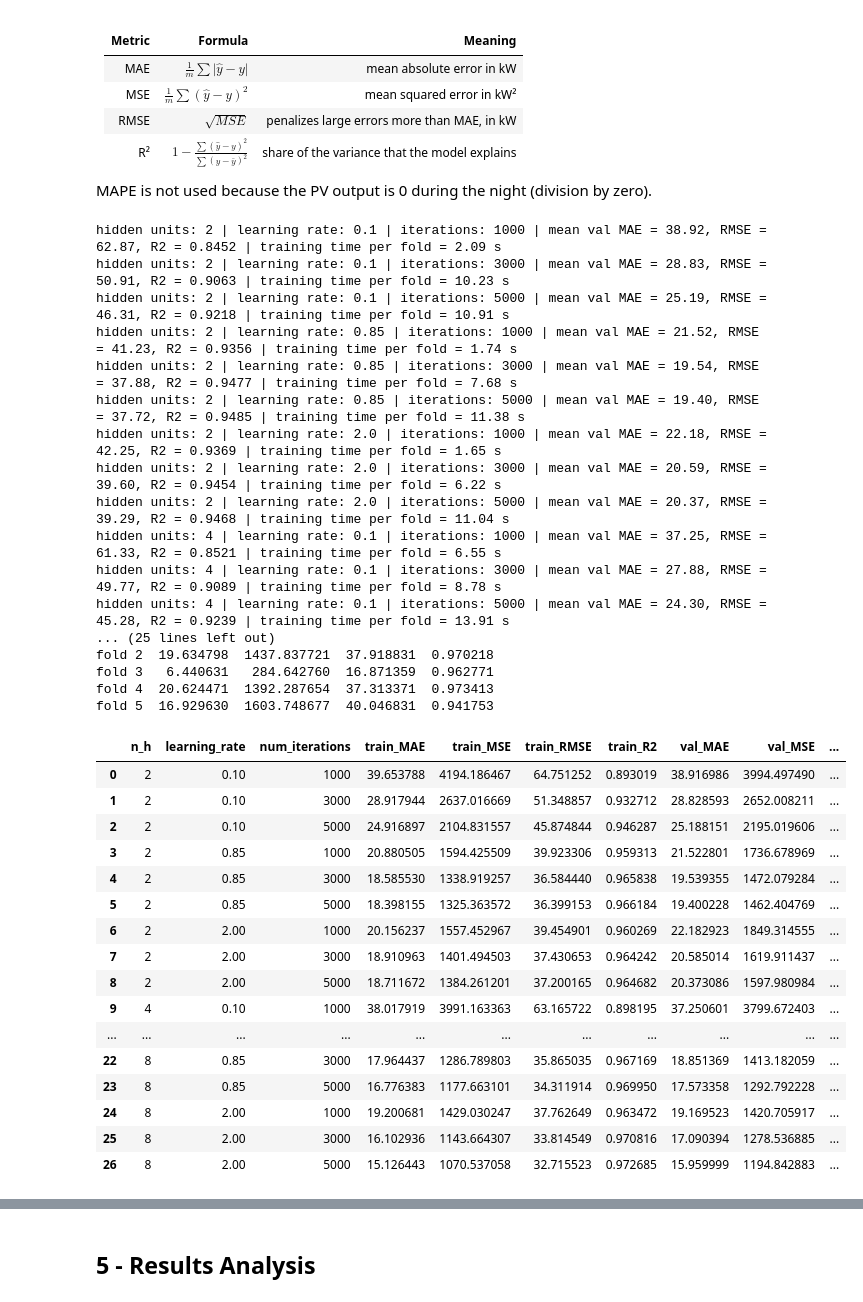
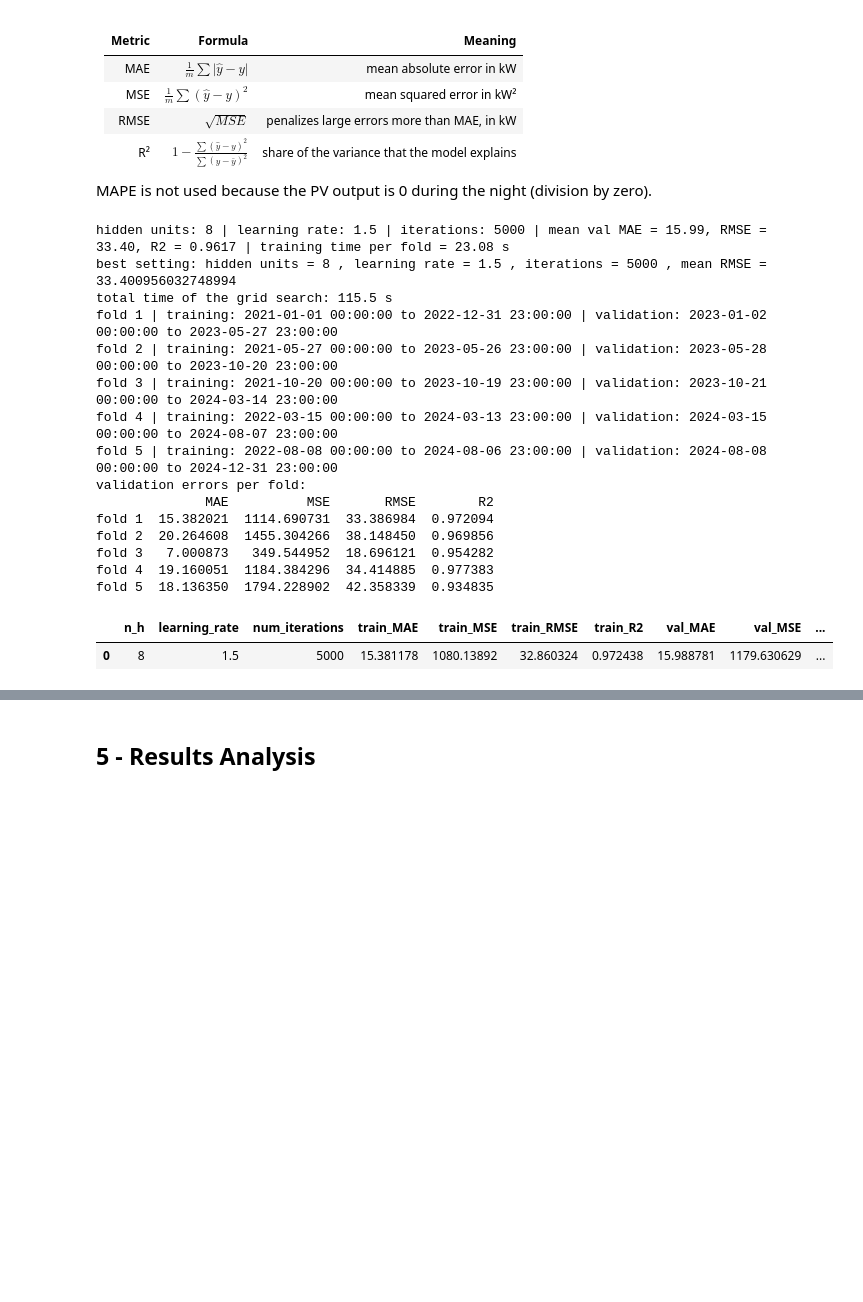
Before and after one commit to Natha-tc/MJ2507-AI-Project---Solar, a Jupyter notebook: 02_ShallowNN.ipynb, the cells around one changed output, grey strips where cells are left out. Drawn from its saved outputs; the diff is of its cells as text; code cells hidden in the pictures; blank space fills up the shorter version.

```diff
--- a/02_ShallowNN.ipynb
+++ b/02_ShallowNN.ipynb
@@ -430,9 +430,9 @@ def cross_validate(n_h, num_iterations, learning_rate):
 
 
 # hyperparameter selection with the cross-validation
-n_h_list = [2, 4, 8]          # hidden units
-learning_rates = [0.1, 0.85, 2.0]
-iterations_list = [1000, 3000, 5000]
+n_h_list = [8]          # hidden units
+learning_rates = [1.5]
+iterations_list = [5000]
 
 cv_results = []
 best_rmse = np.inf
@@ -454,66 +454,49 @@ for n_h in n_h_list:
 
             print("hidden units:", n_h, "| learning rate:", learning_rate, "| iterations:", num_iterations,
                   "| mean val MAE = %.2f, RMSE = %.2f, R2 = %.4f" % (row["val_MAE"], row["val_RMSE"], row["val_R2"]),
                   "| training time per fold = %.2f s" % row["train_time_per_fold_s"])
 
             if row["val_RMSE"] < best_rmse:         # the mean validation RMSE decides
                 best_rmse = row["val_RMSE"]
                 best_n_h = n_h
                 best_learning_rate = learning_rate
                 best_num_iterations = num_iterations
                 best = row
                 best_val_scores = val_scores
 
 toc_cv = perf_counter()
 cv_results = pd.DataFrame(cv_results)
 
 print("best setting: hidden units =", best_n_h, ", learning rate =", best_learning_rate, ", iterations =", best_num_iterations, ", mean RMSE =", best_rmse)
 print("total time of the grid search: %.1f s" % (toc_cv - tic_cv))
 
 # periods and validation errors per fold for the best setting
 for fold, (train_idx, val_idx) in enumerate(tscv.split(train_set_x_orig)):
     print("fold", fold + 1, "| training:", time[train_idx[0]], "to", time[train_idx[-1]], "| validation:", time[val_idx[0]], "to", time[val_idx[-1]])
 
 best_val_scores.index = ["fold %d" % (k + 1) for k in range(n_splits)]
 print("validation errors per fold:")
 print(best_val_scores)
 
 cv_results
 # %% [output]
-hidden units: 2 | learning rate: 0.1 | iterations: 1000 | mean val MAE = 38.92, RMSE = 62.87, R2 = 0.8452 | training time per fold = 2.09 s
-hidden units: 2 | learning rate: 0.1 | iterations: 3000 | mean val MAE = 28.83, RMSE = 50.91, R2 = 0.9063 | training time per fold = 10.23 s
-hidden units: 2 | learning rate: 0.1 | iterations: 5000 | mean val MAE = 25.19, RMSE = 46.31, R2 = 0.9218 | training time per fold = 10.91 s
-hidden units: 2 | learning rate: 0.85 | iterations: 1000 | mean val MAE = 21.52, RMSE = 41.23, R2 = 0.9356 | training time per fold = 1.74 s
-hidden units: 2 | learning rate: 0.85 | iterations: 3000 | mean val MAE = 19.54, RMSE = 37.88, R2 = 0.9477 | training time per fold = 7.68 s
-hidden units: 2 | learning rate: 0.85 | iterations: 5000 | mean val MAE = 19.40, RMSE = 37.72, R2 = 0.9485 | training time per fold = 11.38 s
-hidden units: 2 | learning rate: 2.0 | iterations: 1000 | mean val MAE = 22.18, RMSE = 42.25, R2 = 0.9369 | training time per fold = 1.65 s
-hidden units: 2 | learning rate: 2.0 | iterations: 3000 | mean val MAE = 20.59, RMSE = 39.60, R2 = 0.9454 | training time per fold = 6.22 s
-hidden units: 2 | learning rate: 2.0 | iterations: 5000 | mean val MAE = 20.37, RMSE = 39.29, R2 = 0.9468 | training time per fold = 11.04 s
-hidden units: 4 | learning rate: 0.1 | iterations: 1000 | mean val MAE = 37.25, RMSE = 61.33, R2 = 0.8521 | training time per fold = 6.55 s
-hidden units: 4 | learning rate: 0.1 | iterations: 3000 | mean val MAE = 27.88, RMSE = 49.77, R2 = 0.9089 | training time per fold = 8.78 s
-hidden units: 4 | learning rate: 0.1 | iterations: 5000 | mean val MAE = 24.30, RMSE = 45.28, R2 = 0.9239 | training time per fold = 13.91 s
-... (25 lines left out)
-fold 2  19.634798  1437.837721  37.918831  0.970218
-fold 3   6.440631   284.642760  16.871359  0.962771
-fold 4  20.624471  1392.287654  37.313371  0.973413
-fold 5  16.929630  1603.748677  40.046831  0.941753
+hidden units: 8 | learning rate: 1.5 | iterations: 5000 | mean val MAE = 15.99, RMSE = 33.40, R2 = 0.9617 | training time per fold = 23.08 s
+best setting: hidden units = 8 , learning rate = 1.5 , iterations = 5000 , mean RMSE = 33.400956032748994
+total time of the grid search: 115.5 s
+fold 1 | training: 2021-01-01 00:00:00 to 2022-12-31 23:00:00 | validation: 2023-01-02 00:00:00 to 2023-05-27 23:00:00
+fold 2 | training: 2021-05-27 00:00:00 to 2023-05-26 23:00:00 | validation: 2023-05-28 00:00:00 to 2023-10-20 23:00:00
+fold 3 | training: 2021-10-20 00:00:00 to 2023-10-19 23:00:00 | validation: 2023-10-21 00:00:00 to 2024-03-14 23:00:00
+fold 4 | training: 2022-03-15 00:00:00 to 2024-03-13 23:00:00 | validation: 2024-03-15 00:00:00 to 2024-08-07 23:00:00
+fold 5 | training: 2022-08-08 00:00:00 to 2024-08-06 23:00:00 | validation: 2024-08-08 00:00:00 to 2024-12-31 23:00:00
+validation errors per fold:
+              MAE          MSE       RMSE        R2
+fold 1  15.382021  1114.690731  33.386984  0.972094
+fold 2  20.264608  1455.304266  38.148450  0.969856
+fold 3   7.000873   349.544952  18.696121  0.954282
+fold 4  19.160051  1184.384296  34.414885  0.977383
+fold 5  18.136350  1794.228902  42.358339  0.934835
 |  | n_h | learning_rate | num_iterations | train_MAE | train_MSE | train_RMSE | train_R2 | val_MAE | val_MSE | ... |
-| 0 | 2 | 0.10 | 1000 | 39.653788 | 4194.186467 | 64.751252 | 0.893019 | 38.916986 | 3994.497490 | ... |
-| 1 | 2 | 0.10 | 3000 | 28.917944 | 2637.016669 | 51.348857 | 0.932712 | 28.828593 | 2652.008211 | ... |
-| 2 | 2 | 0.10 | 5000 | 24.916897 | 2104.831557 | 45.874844 | 0.946287 | 25.188151 | 2195.019606 | ... |
-| 3 | 2 | 0.85 | 1000 | 20.880505 | 1594.425509 | 39.923306 | 0.959313 | 21.522801 | 1736.678969 | ... |
-| 4 | 2 | 0.85 | 3000 | 18.585530 | 1338.919257 | 36.584440 | 0.965838 | 19.539355 | 1472.079284 | ... |
-| 5 | 2 | 0.85 | 5000 | 18.398155 | 1325.363572 | 36.399153 | 0.966184 | 19.400228 | 1462.404769 | ... |
-| 6 | 2 | 2.00 | 1000 | 20.156237 | 1557.452967 | 39.454901 | 0.960269 | 22.182923 | 1849.314555 | ... |
-| 7 | 2 | 2.00 | 3000 | 18.910963 | 1401.494503 | 37.430653 | 0.964242 | 20.585014 | 1619.911437 | ... |
-| 8 | 2 | 2.00 | 5000 | 18.711672 | 1384.261201 | 37.200165 | 0.964682 | 20.373086 | 1597.980984 | ... |
-| 9 | 4 | 0.10 | 1000 | 38.017919 | 3991.163363 | 63.165722 | 0.898195 | 37.250601 | 3799.672403 | ... |
-| ... | ... | ... | ... | ... | ... | ... | ... | ... | ... | ... |
-| 22 | 8 | 0.85 | 3000 | 17.964437 | 1286.789803 | 35.865035 | 0.967169 | 18.851369 | 1413.182059 | ... |
-| 23 | 8 | 0.85 | 5000 | 16.776383 | 1177.663101 | 34.311914 | 0.969950 | 17.573358 | 1292.792228 | ... |
-| 24 | 8 | 2.00 | 1000 | 19.200681 | 1429.030247 | 37.762649 | 0.963472 | 19.169523 | 1420.705917 | ... |
-| 25 | 8 | 2.00 | 3000 | 16.102936 | 1143.664307 | 33.814549 | 0.970816 | 17.090394 | 1278.536885 | ... |
-| 26 | 8 | 2.00 | 5000 | 15.126443 | 1070.537058 | 32.715523 | 0.972685 | 15.959999 | 1194.842883 | ... |
+| 0 | 8 | 1.5 | 5000 | 15.381178 | 1080.13892 | 32.860324 | 0.972438 | 15.988781 | 1179.630629 | ... |
 # %%
 # learning curves: train vs validation (mean over the CV folds)
 total_iterations = 10000   # long enough to see if the validation error starts to rise
```
Also changed, not shown: parts of 7 cells of this notebook, 2 other files.
